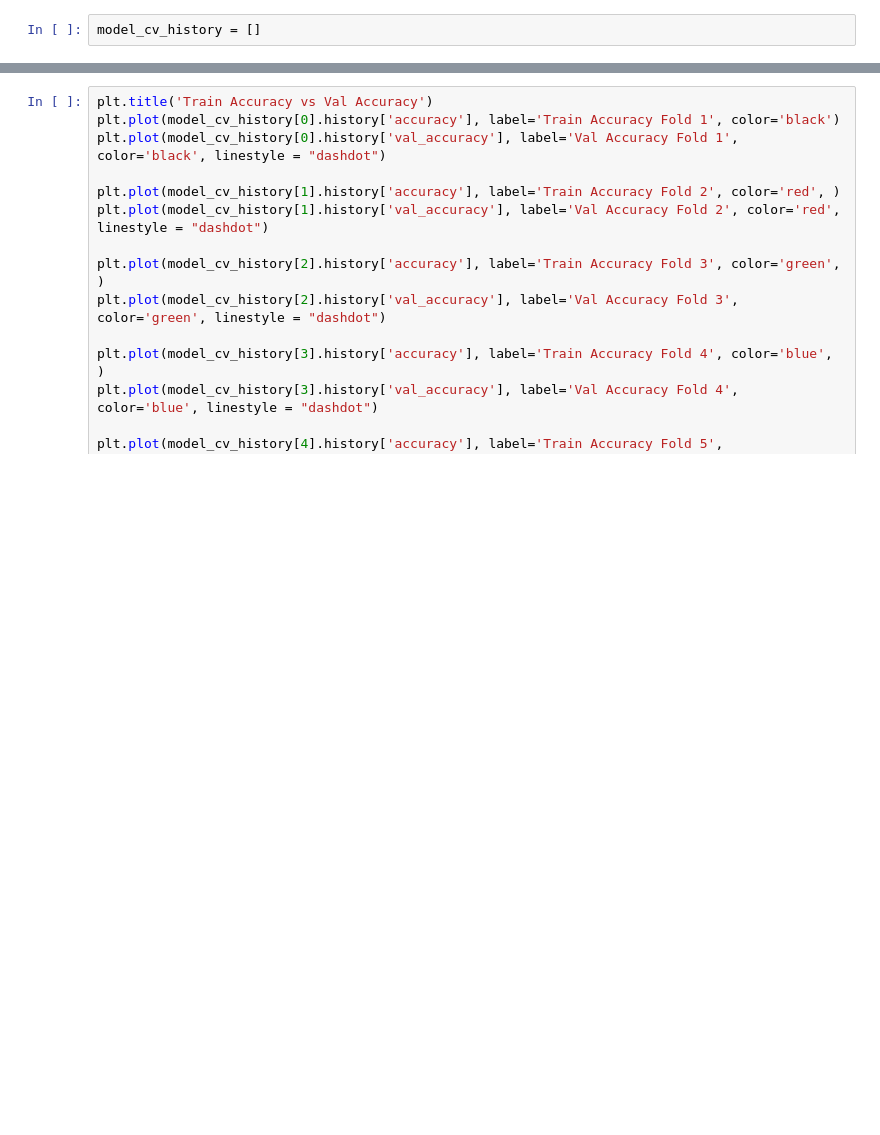
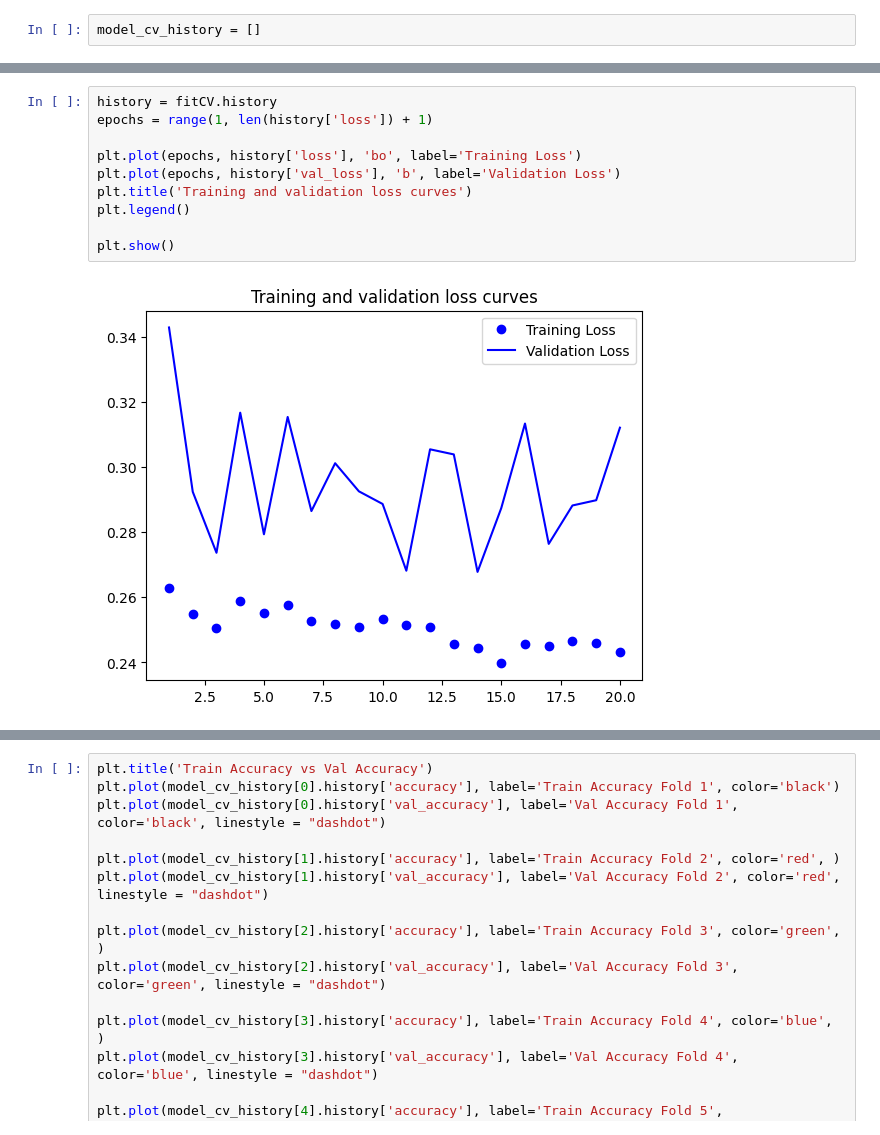
Before and after one commit to moodychinsaki/MLprojectt, a Jupyter notebook: ModelCV5fold.ipynb, the cells around one changed output, grey strips where cells are left out. Saved outputs shown, nothing was run; the diff lists cells and outputs as text; blank space fills up the shorter version.

```diff
--- a/ModelCV5fold.ipynb
+++ b/ModelCV5fold.ipynb
@@ -322,3 +306,15 @@ plt.show()
+# %%
+history = fitCV.history
+epochs = range(1, len(history['loss']) + 1)
+
+plt.plot(epochs, history['loss'], 'bo', label='Training Loss')
+plt.plot(epochs, history['val_loss'], 'b', label='Validation Loss')
+plt.title('Training and validation loss curves')
+plt.legend()
+
+plt.show()
+# %% [output]
+[figure, added]
 # %%
   # Use garbage collector for RAM and free up GPU
 
```
Also changed, not shown: parts of 11 cells of this notebook.
